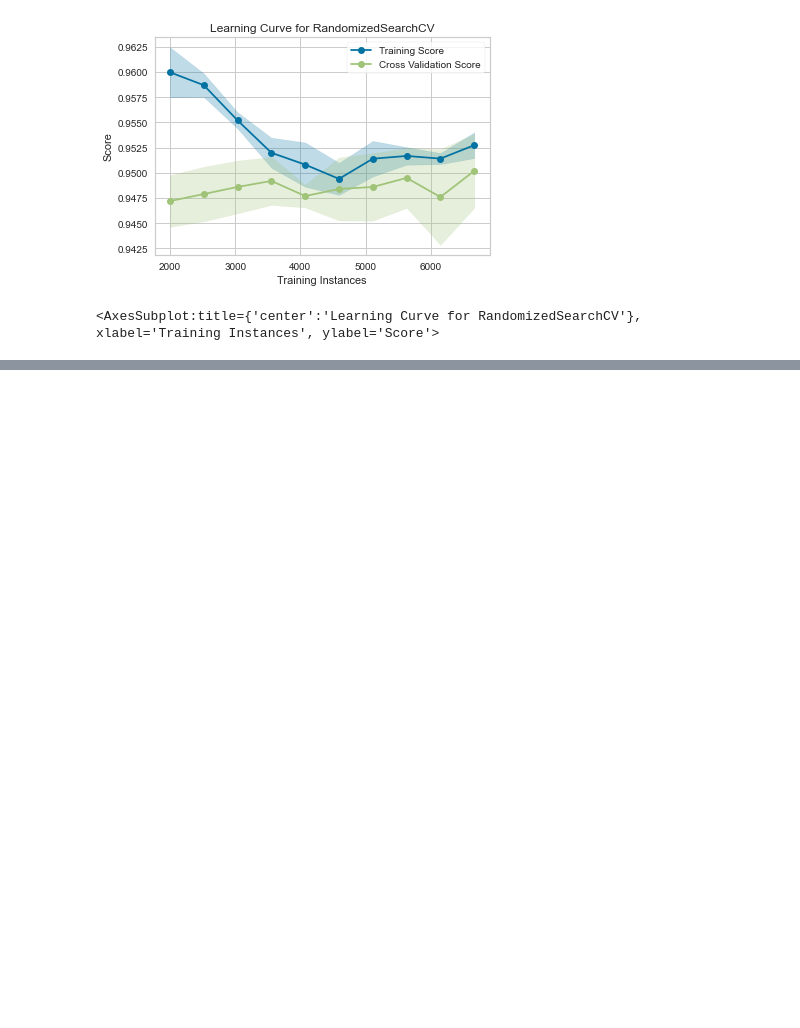
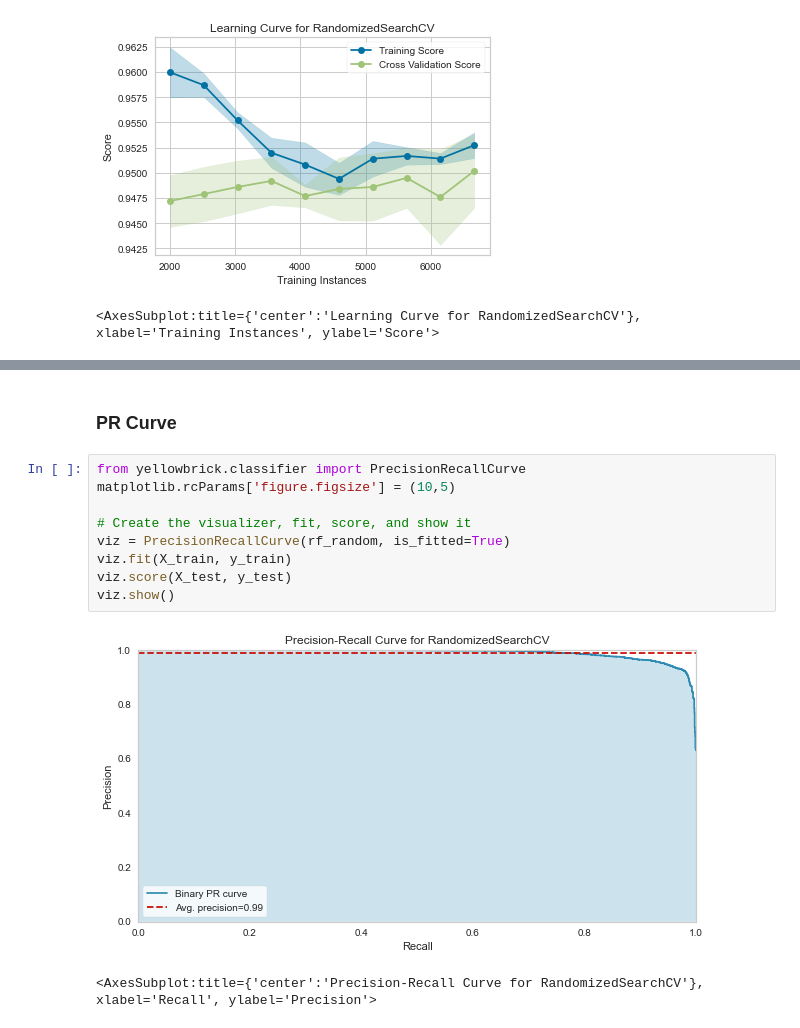
Before and after one commit to McGill-MMA-EnterpriseAnalytics/Airline-Passenger-Satisfaction-Prediction-Part2, a Jupyter notebook: Code/Overfitting_Check_random_forest.ipynb, the cells around one changed output, grey strips where cells are left out. Drawn from its saved outputs; the diff is of its cells as text; blank space fills up the shorter version.

```diff
--- a/Code/Overfitting_Check_random_forest.ipynb
+++ b/Code/Overfitting_Check_random_forest.ipynb
@@ -1049,0 +1050,14 @@ viz.poof()
+# %% [markdown]
+### PR Curve
+# %%
+from yellowbrick.classifier import PrecisionRecallCurve
+matplotlib.rcParams['figure.figsize'] = (10,5)
+
+# Create the visualizer, fit, score, and show it
+viz = PrecisionRecallCurve(rf_random, is_fitted=True)
+viz.fit(X_train, y_train)
+viz.score(X_test, y_test)
+viz.show()
+# %% [output]
+[figure, added]
+<AxesSubplot:title={'center':'Precision-Recall Curve for RandomizedSearchCV'}, xlabel='Recall', ylabel='Precision'>
```
Also changed, not shown: parts of 18 cells of this notebook.
